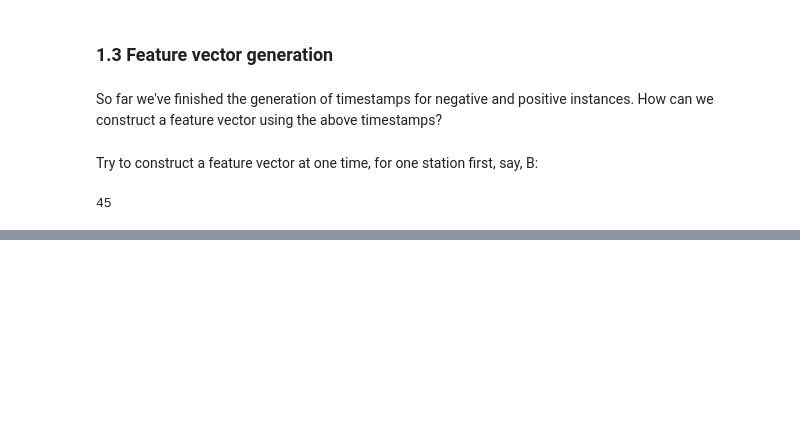
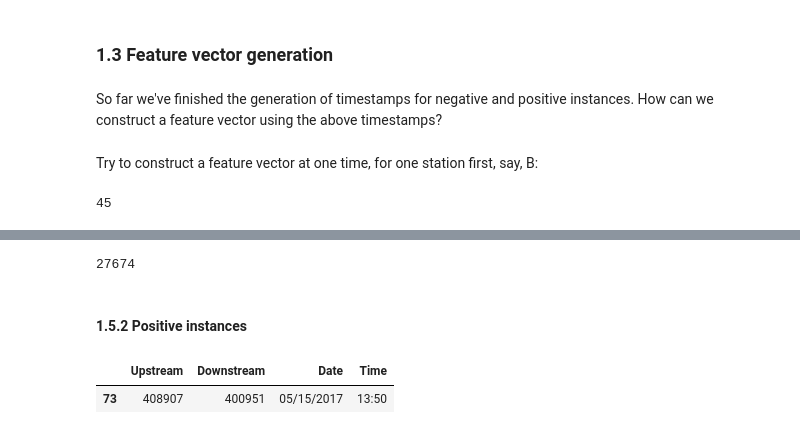
Before and after one commit to hy-lei/A-Hybrid-Approach-for-AID, a Jupyter notebook: TSA-DES_SVM.ipynb, the cells around one changed output, grey strips where cells are left out. Drawn from its saved outputs; the diff is of its cells as text; code cells hidden in the pictures; blank space fills up the shorter version.

```diff
--- a/TSA-DES_SVM.ipynb
+++ b/TSA-DES_SVM.ipynb
@@ -832,8 +829,6 @@ sample_times[0:3]
 ['01:10', '01:15', '01:20']
 # %%
 neg_times = sample_times[14:]
-# %%
-neg_times = list(map(lambda x: (neg_date_train_str, x), neg_times))
 # %%
 neg_times[0:3]
 # %% [output]
@@ -978,0 +1256,7 @@ len(feature_B_t)
+# %%
+segment_dt_df = pd.DataFrame({
+    'Upstream': preprocess_segment_B,
+    'Downstream': preprocess_segment_E,
+    'Date': preprocess_segment_dates,
+    'Time': preprocess_segment_times
+})
@@ -978,0 +1265,2 @@ len(feature_B_t)
+# %%
+svm_pos_instances = segment_dt_df
@@ -978,0 +1269,2 @@ len(feature_B_t)
+# %%
+svm_pos_instances_train_df = svm_pos_instances.loc[(svm_pos_instances["Date"].isin(dates_train_str)) & (svm_pos_instances["Time"].isin(neg_times))]
@@ -978,0 +1388,11 @@ len(feature_B_t)
+# %%
+len(X_neg)
+# %% [output]
+27674
+# %% [markdown]
+#### 1.5.2 Positive instances
+# %%
+svm_pos_instances_train_df.head(1)
+# %% [output]
+|  | Upstream | Downstream | Date | Time |
+| 73 | 408907 | 400951 | 05/15/2017 | 13:50 |
```
Also changed, not shown: parts of 82 cells of this notebook, 1 other file.
